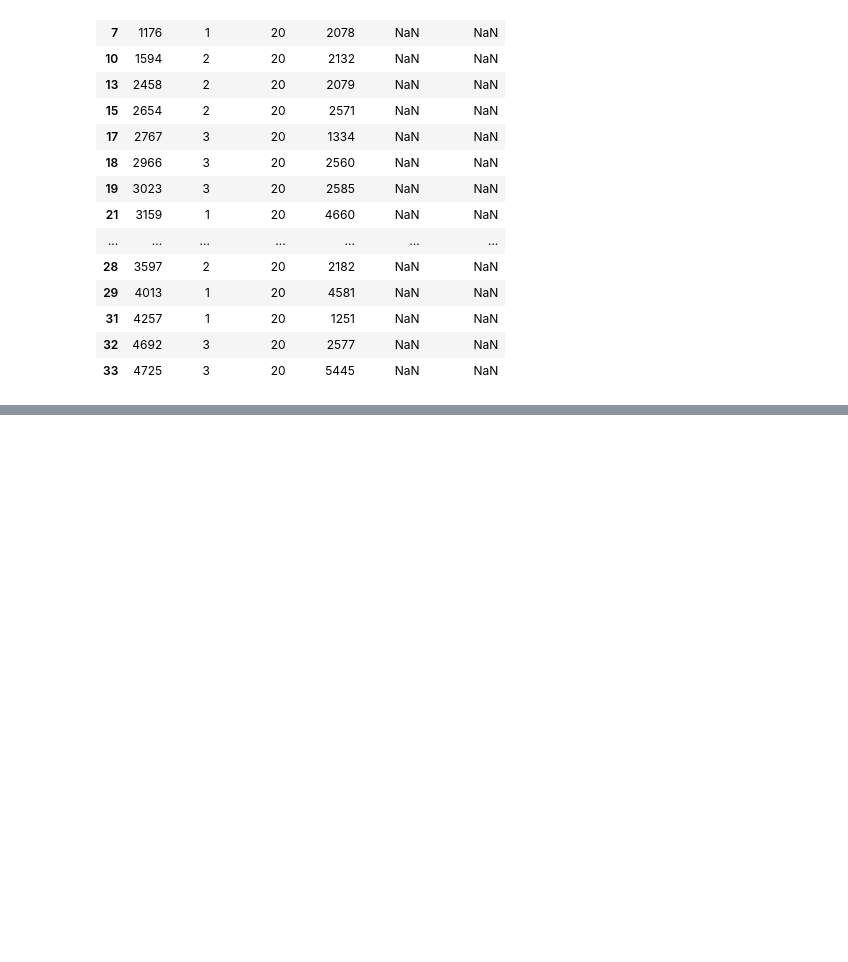
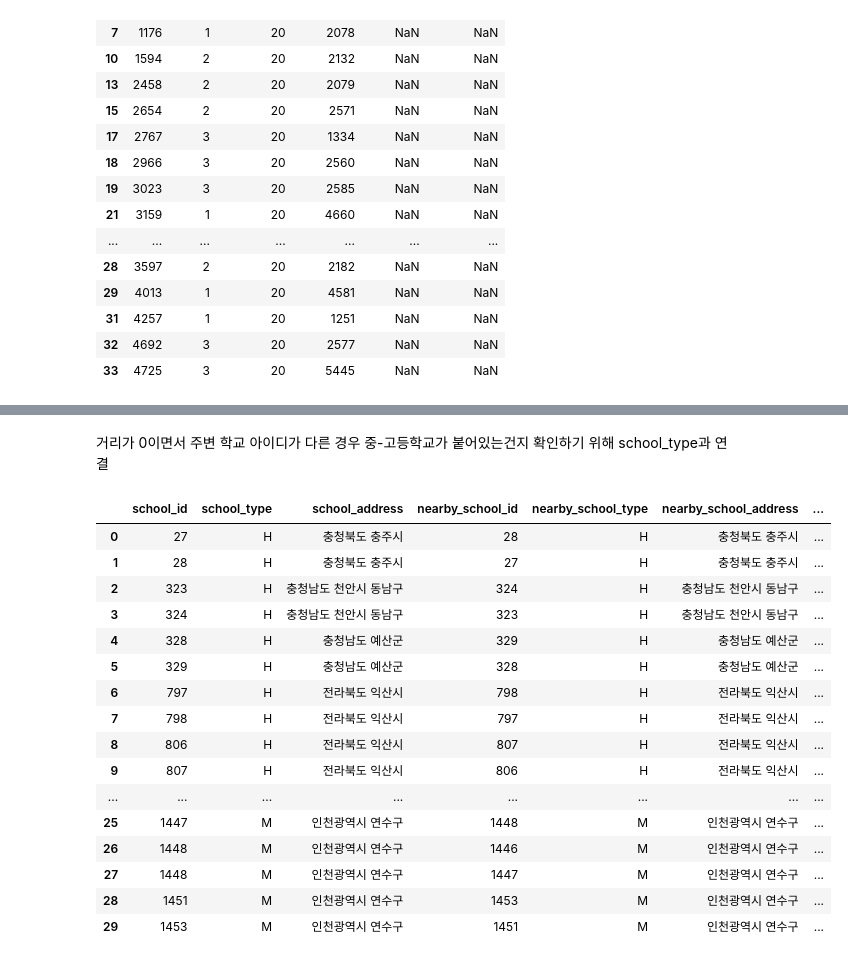
Before and after one commit to DA15-Lab/team3-ping-analytics, a Jupyter notebook: notebooks/Hyunho_analysis.ipynb, the cells around one changed output, grey strips where cells are left out. Cells and saved outputs as stored; diff of their text form; code cells hidden in the pictures; blank space fills up the shorter version.

```diff
--- a/notebooks/Hyunho_analysis.ipynb
+++ b/notebooks/Hyunho_analysis.ipynb
@@ -809,0 +1440,2 @@ class20_zero.head(20)
+# %%
+nearby = pd.read_csv(path + 'accounts_nearbyschool.csv')
@@ -809,0 +1540,8 @@ class20_zero.head(20)
+# %%
+# school_id 5948, 5949 관련 행 제거
+nearby = nearby[
+    ~nearby['school_id'].isin([5948, 5949]) &
+    ~nearby['nearby_school_id'].isin([5948, 5949])
+].copy()
+
+print(nearby.shape)
@@ -809,0 +1611,5 @@ class20_zero.head(20)
+# %%
+nearby = nearby[
+    ~nearby['school_id'].isin(delete_ids) &
+    ~nearby['nearby_school_id'].isin(delete_ids)
+].copy()
@@ -809,0 +1690,5 @@ class20_zero.head(20)
+# %%
+# distance = 0이고 school_id == nearby_school_id 인 경우 삭제
+nearby = nearby[
+    nearby['school_id'] != nearby['nearby_school_id']
+].copy()
@@ -809,0 +1720,53 @@ class20_zero.head(20)
+# %% [markdown]
+거리가 0이면서 주변 학교 아이디가 다른 경우 중-고등학교가 붙어있는건지 확인하기 위해 school_type과 연결
+# %%
+zero_distance = nearby[
+    (nearby['distance'] == 0) &
+    (nearby['school_id'] != nearby['nearby_school_id'])
+].copy()
+
+school_info = schools[['id', 'school_type', 'address']].rename(
+    columns={
+        'id': 'school_id',
+        'school_type': 'school_type',
+        'address': 'school_address'
+    }
+)
+
+nearby_school_info = schools[['id', 'school_type', 'address']].rename(
+    columns={
+        'id': 'nearby_school_id',
+        'school_type': 'nearby_school_type',
+        'address': 'nearby_school_address'
+    }
+)
+
+zero_distance_check = (
+    zero_distance
+    .merge(school_info, on='school_id', how='left')
+    .merge(nearby_school_info, on='nearby_school_id', how='left')
+)
+
+zero_distance_check[
+    ['school_id', 'school_type', 'school_address',
+     'nearby_school_id', 'nearby_school_type',
+     'nearby_school_address', 'distance']
+].head(30)
+# %% [output]
+|  | school_id | school_type | school_address | nearby_school_id | nearby_school_type | nearby_school_address | ... |
+| 0 | 27 | H | 충청북도 충주시 | 28 | H | 충청북도 충주시 | ... |
+| 1 | 28 | H | 충청북도 충주시 | 27 | H | 충청북도 충주시 | ... |
+| 2 | 323 | H | 충청남도 천안시 동남구 | 324 | H | 충청남도 천안시 동남구 | ... |
+| 3 | 324 | H | 충청남도 천안시 동남구 | 323 | H | 충청남도 천안시 동남구 | ... |
+| 4 | 328 | H | 충청남도 예산군 | 329 | H | 충청남도 예산군 | ... |
+| 5 | 329 | H | 충청남도 예산군 | 328 | H | 충청남도 예산군 | ... |
+| 6 | 797 | H | 전라북도 익산시 | 798 | H | 전라북도 익산시 | ... |
+| 7 | 798 | H | 전라북도 익산시 | 797 | H | 전라북도 익산시 | ... |
+| 8 | 806 | H | 전라북도 익산시 | 807 | H | 전라북도 익산시 | ... |
+| 9 | 807 | H | 전라북도 익산시 | 806 | H | 전라북도 익산시 | ... |
+| ... | ... | ... | ... | ... | ... | ... | ... |
+| 25 | 1447 | M | 인천광역시 연수구 | 1448 | M | 인천광역시 연수구 | ... |
+| 26 | 1448 | M | 인천광역시 연수구 | 1446 | M | 인천광역시 연수구 | ... |
+| 27 | 1448 | M | 인천광역시 연수구 | 1447 | M | 인천광역시 연수구 | ... |
+| 28 | 1451 | M | 인천광역시 연수구 | 1453 | M | 인천광역시 연수구 | ... |
+| 29 | 1453 | M | 인천광역시 연수구 | 1451 | M | 인천광역시 연수구 | ... |
```
Also changed, not shown: parts of 83 cells of this notebook.
